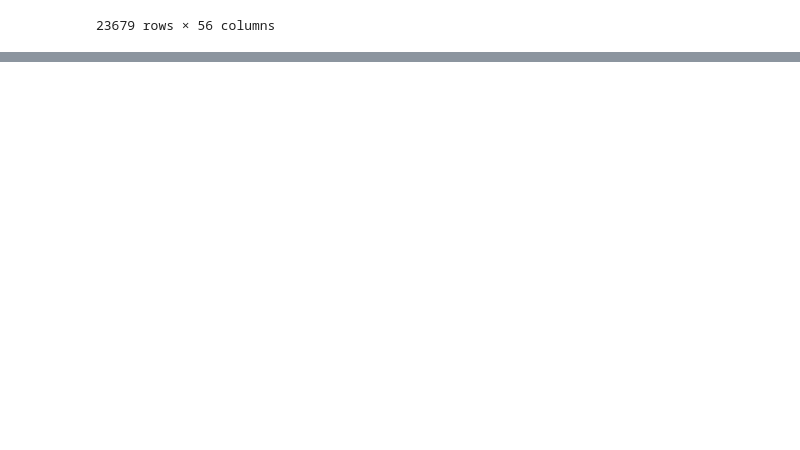
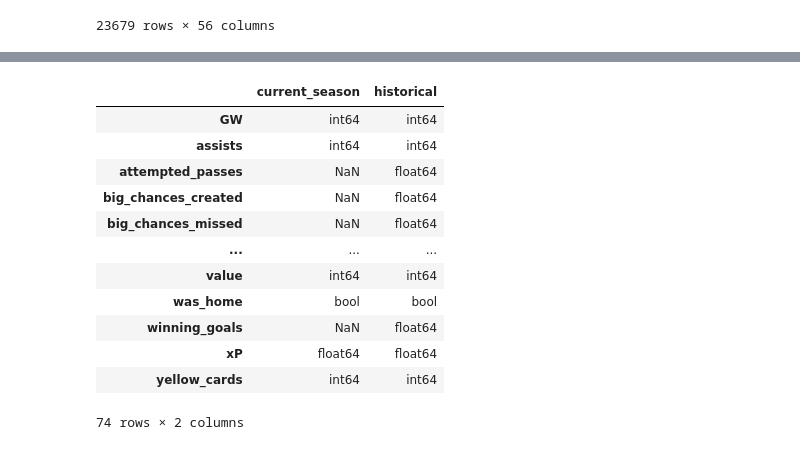
Before and after one commit to Lukeallen999/FPL_player_points_prediction, a Jupyter notebook: run.ipynb, the cells around one changed output, grey strips where cells are left out. Cells and saved outputs as stored; diff of their text form; code cells hidden in the pictures; blank space fills up the shorter version.

```diff
--- a/run.ipynb
+++ b/run.ipynb
@@ -62,0 +98,28 @@ df
+# %%
+current_season_df.dtypes
+historical_df.dtypes
+
+dtype_compare = (
+    current_season_df.dtypes.rename("current_season")
+    .to_frame()
+    .join(
+        historical_df.dtypes.rename("historical"),
+        how="outer"
+    )
+)
+
+dtype_compare
+# %% [output]
+|  | current_season | historical |
+| GW | int64 | int64 |
+| assists | int64 | int64 |
+| attempted_passes | NaN | float64 |
+| big_chances_created | NaN | float64 |
+| big_chances_missed | NaN | float64 |
+| ... | ... | ... |
+| value | int64 | int64 |
+| was_home | bool | bool |
+| winning_goals | NaN | float64 |
+| xP | float64 | float64 |
+| yellow_cards | int64 | int64 |
+74 rows × 2 columns
```
Also changed, not shown: parts of 9 cells of this notebook.
